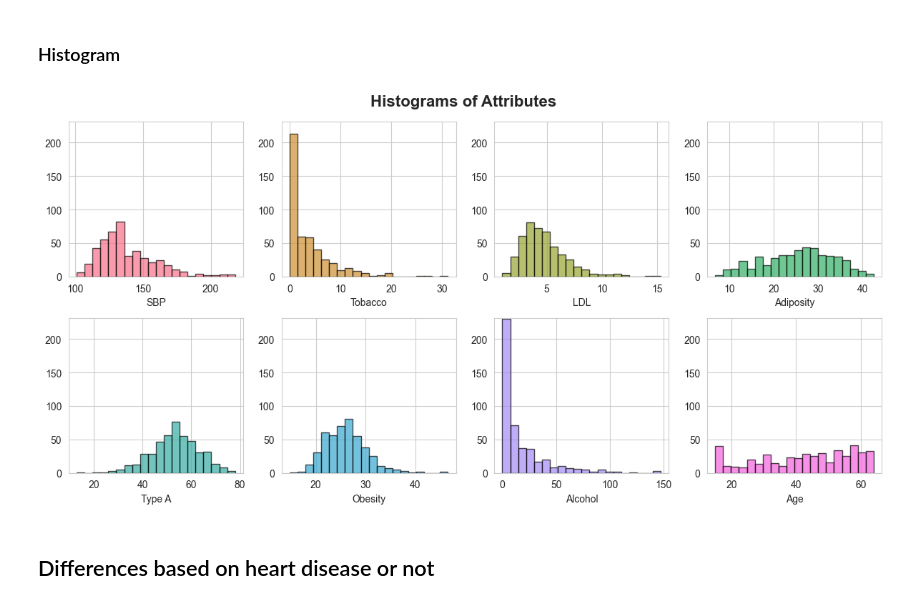
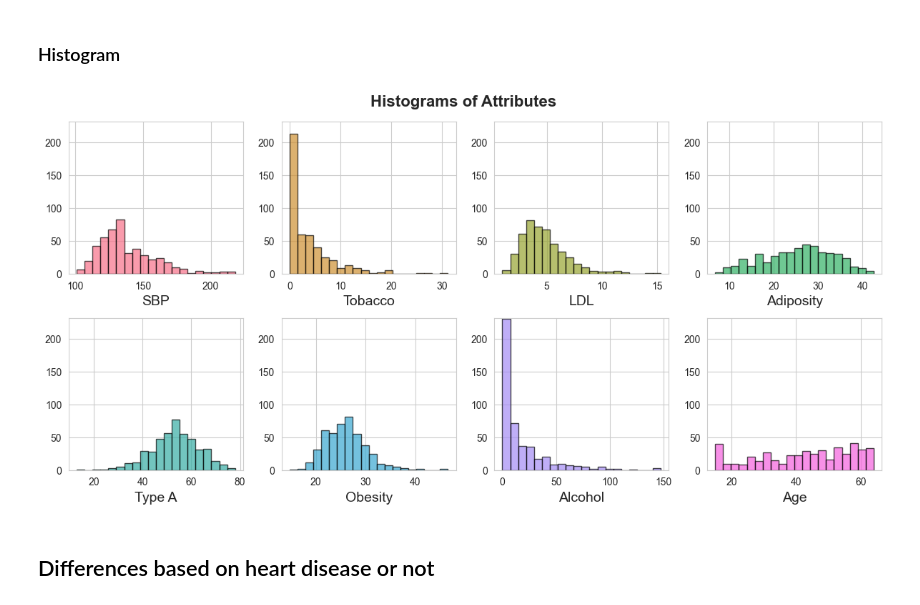
Before and after one commit to trinesoe/02450_Project1, a Jupyter notebook: visualizations.ipynb, the cells around one changed output. Cells and saved outputs as stored; diff of their text form; code cells hidden in the pictures.

```diff
--- a/visualizations.ipynb
+++ b/visualizations.ipynb
@@ -155,28 +155,28 @@ plt.show()
 # %%
 plt.figure(figsize=(12, 6))
 
 # Calculate grid dimensions
 u = np.floor(np.sqrt(M_plot))
 v = np.ceil(float(M_plot) / u)
 
 # Define a color palette for the histograms
 colors = sns.color_palette("husl", M_plot)
 
 # Loop through each attribute to create a subplot
 for i in range(M_plot):
     plt.subplot(int(u), int(v), i + 1)  # Create subplot in grid
     plt.hist(X_plot[:, i], color=colors[i], bins=20, edgecolor='black', alpha=0.7)  # Create histogram with color
-    plt.xlabel(attributeNames_plot[i])  # Label for the x-axis
+    plt.xlabel(attributeNames_plot[i], fontsize=14)  # Label for the x-axis
     plt.ylim(0, N_plot / 2)  # Set y-axis limits
 
 plt.suptitle("Histograms of Attributes", fontsize=16, fontweight="bold")
 
 # Adjust layout to avoid overlap
 plt.tight_layout()
 plt.savefig("plots/histograms.png")
 plt.show()
 # %% [output]
-[figure, old version]
+[figure, new version]
 # %% [markdown]
 ## Differences based on heart disease or not
 # %%
```
Also changed, not shown: parts of 3 cells of this notebook.
